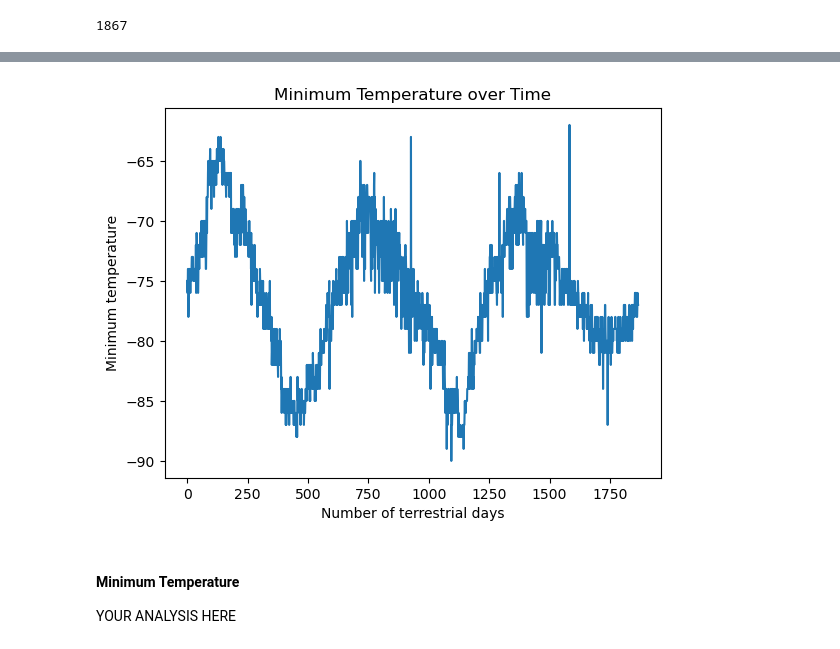
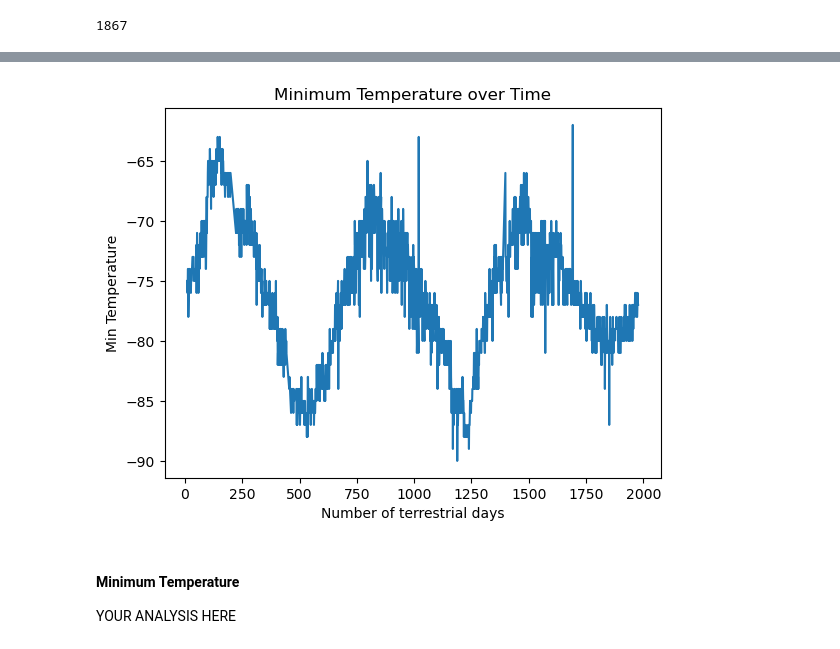
Before and after one commit to cindyd97/Webscraping-Mars-Data-Beautiful-Soup, a Jupyter notebook: part_2_mars_weather.ipynb, the cells around one changed output, grey strips where cells are left out. Cells and saved outputs as stored; diff of their text form; code cells hidden in the pictures.

```diff
--- a/part_2_mars_weather.ipynb
+++ b/part_2_mars_weather.ipynb
@@ -94,2 +92,10 @@ dtype: object
+# %%
+# Change data types for data analysis
+df['terrestrial_date'] = df['terrestrial_date'].astype('datetime64[ns]')
+df['sol'] = df['sol'].astype('Int32')
+df['ls'] = df['ls'].astype('Int32')
+df['month'] = df['month'].astype('Int32')
+df['min_temp'] = df['min_temp'].astype('float64')
+df['pressure'] = df['pressure'].astype('float64')
 # %%
 # Confirm type changes were successful by examining data types again
@@ -124,6 +133,8 @@ Analyze your dataset by using Pandas functions to answer the following questions
 12
 # %%
 # 2. How many sols (Martian days) worth of data are there?
+martian_days = df['sol'].unique()
+len(martian_days)
 # %% [output]
 1867
 # %%
@@ -179,8 +202,14 @@ Name: pressure, dtype: float64
 # %%
 # 5. How many terrestrial (Earth) days are there in a Martian year?
 # Visually estimate the result by plotting the daily minimum temperature of each observation in the data set.
+avg_daily_temp = df.groupby('sol')['min_temp'].mean()
+plt.plot(martian_days,avg_daily_temp)
+plt.title('Minimum Temperature over Time')
+plt.xlabel('Number of terrestrial days')
+plt.ylabel('Min Temperature')
+plt.show()
 # %% [output]
-[figure, old version]
+[figure, new version]
 # %% [markdown]
 #### Minimum Temperature
 
```
Also changed, not shown: parts of 12 cells of this notebook.
